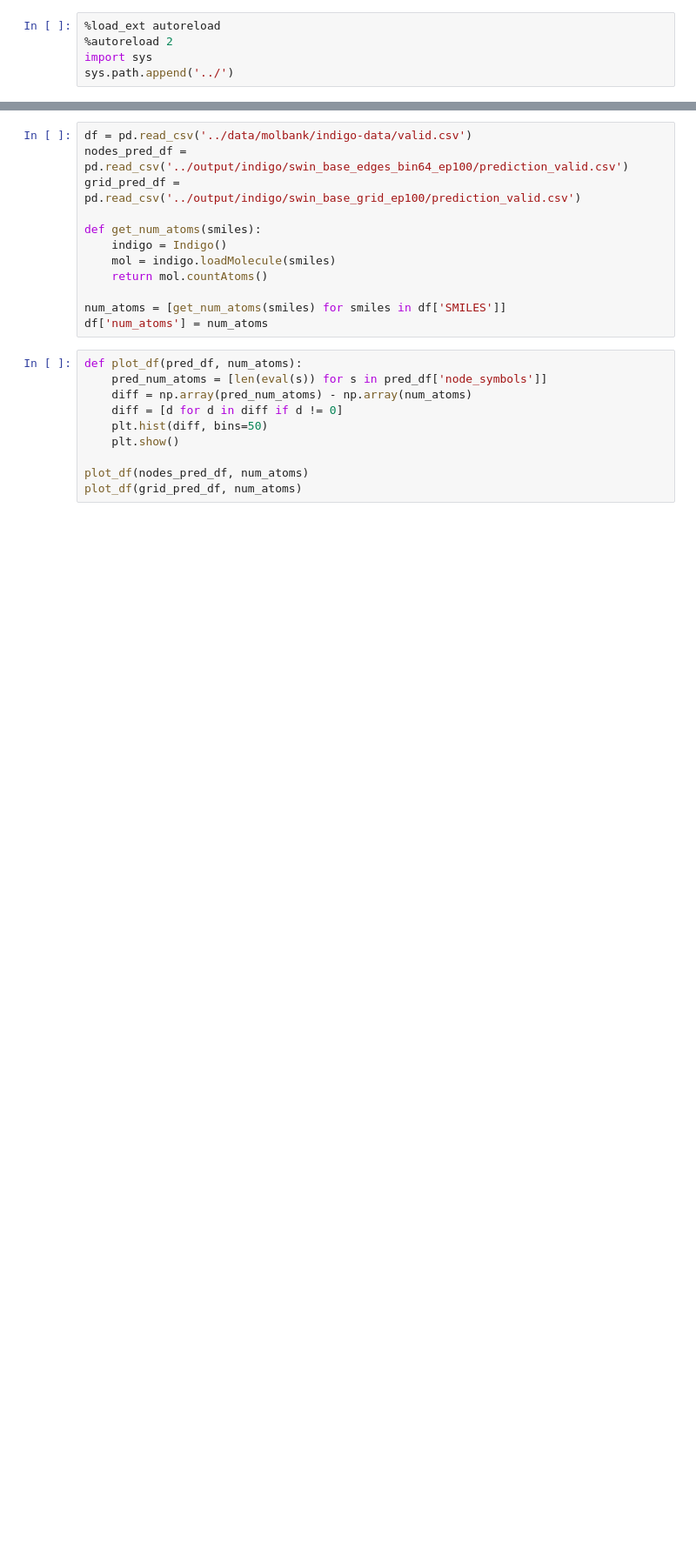
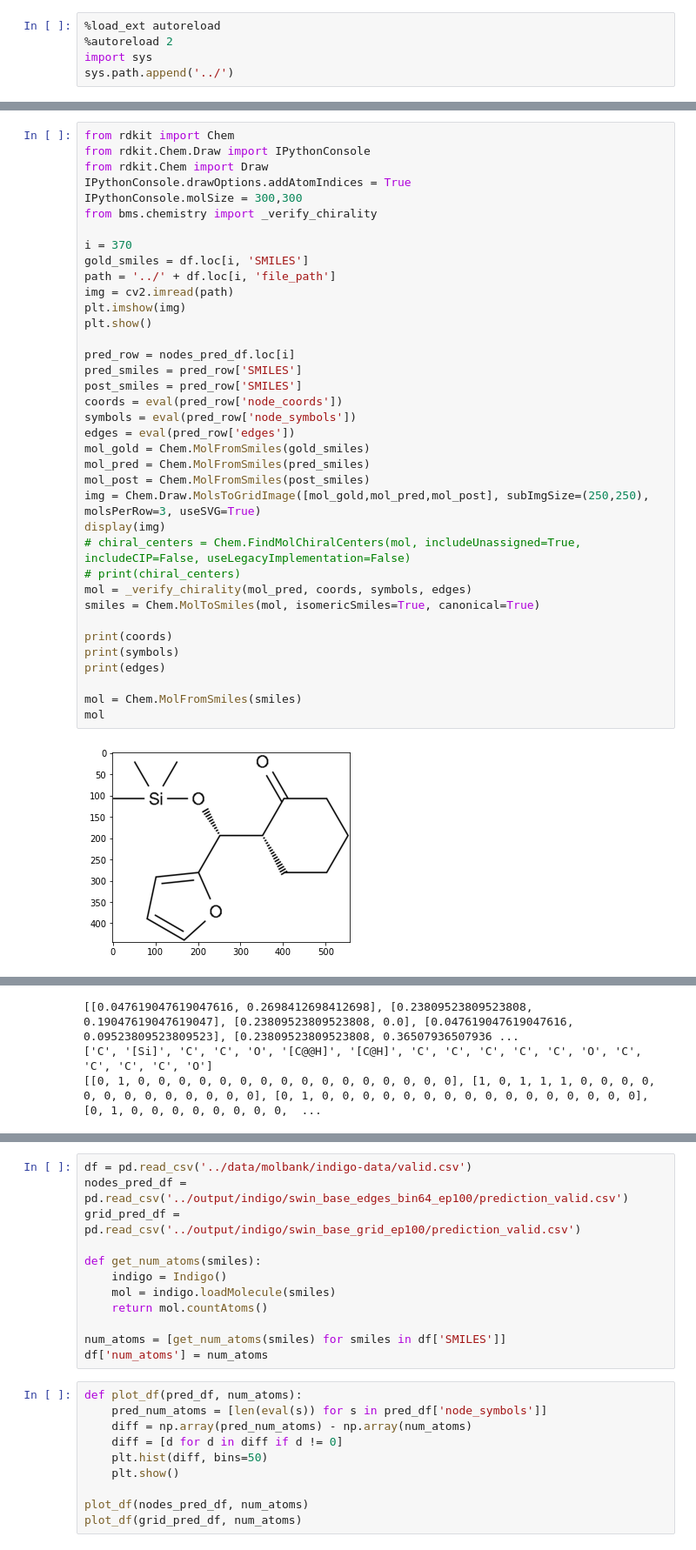
Before and after one commit to thomas0809/MolScribe, a Jupyter notebook: notebook/graph.ipynb, the cells around one changed output, grey strips where cells are left out. Shown at 87% size. Cells and saved outputs as stored; diff of their text form; blank space fills up the shorter version.

```diff
--- a/notebook/graph.ipynb
+++ b/notebook/graph.ipynb
@@ -130 +168,40 @@ False
 ... (28 outputs left out)
+# %%
+from rdkit import Chem
+from rdkit.Chem.Draw import IPythonConsole
+from rdkit.Chem import Draw
+IPythonConsole.drawOptions.addAtomIndices = True
+IPythonConsole.molSize = 300,300
+from bms.chemistry import _verify_chirality
+
+i = 370
+gold_smiles = df.loc[i, 'SMILES']
+path = '../' + df.loc[i, 'file_path']
+img = cv2.imread(path)
+plt.imshow(img)
+plt.show()
+
+pred_row = nodes_pred_df.loc[i]
+pred_smiles = pred_row['SMILES']
+post_smiles = pred_row['SMILES']
+coords = eval(pred_row['node_coords'])
+symbols = eval(pred_row['node_symbols'])
+edges = eval(pred_row['edges'])
+mol_gold = Chem.MolFromSmiles(gold_smiles)
+mol_pred = Chem.MolFromSmiles(pred_smiles)
+mol_post = Chem.MolFromSmiles(post_smiles)
+img = Chem.Draw.MolsToGridImage([mol_gold,mol_pred,mol_post], subImgSize=(250,250), molsPerRow=3, useSVG=True)
+display(img)
+# chiral_centers = Chem.FindMolChiralCenters(mol, includeUnassigned=True, includeCIP=False, useLegacyImplementation=False)
+# print(chiral_centers)
+mol = _verify_chirality(mol_pred, coords, symbols, edges)
+smiles = Chem.MolToSmiles(mol, isomericSmiles=True, canonical=True)
+
+print(coords)
+print(symbols)
+print(edges)
+
+mol = Chem.MolFromSmiles(smiles)
+mol
+# %% [output]
+[figure, added]
@@ -130,0 +209,3 @@ False
+[[0.047619047619047616, 0.2698412698412698], [0.23809523809523808, 0.19047619047619047], [0.23809523809523808, 0.0], [0.047619047619047616, 0.09523809523809523], [0.23809523809523808, 0.36507936507936 ...
+['C', '[Si]', 'C', 'C', 'O', '[C@@H]', '[C@H]', 'C', 'C', 'C', 'C', 'C', 'O', 'C', 'C', 'C', 'C', 'O']
+[[0, 1, 0, 0, 0, 0, 0, 0, 0, 0, 0, 0, 0, 0, 0, 0, 0, 0], [1, 0, 1, 1, 1, 0, 0, 0, 0, 0, 0, 0, 0, 0, 0, 0, 0, 0], [0, 1, 0, 0, 0, 0, 0, 0, 0, 0, 0, 0, 0, 0, 0, 0, 0, 0], [0, 1, 0, 0, 0, 0, 0, 0, 0, 0,  ...
```
Also changed, not shown: parts of 4 cells of this notebook, 1 other file.
